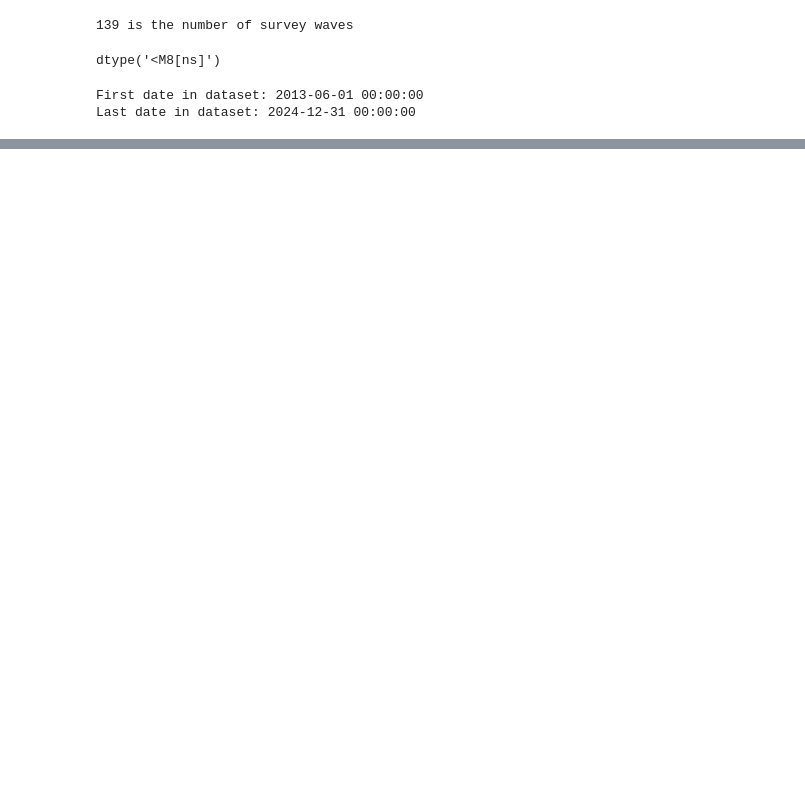
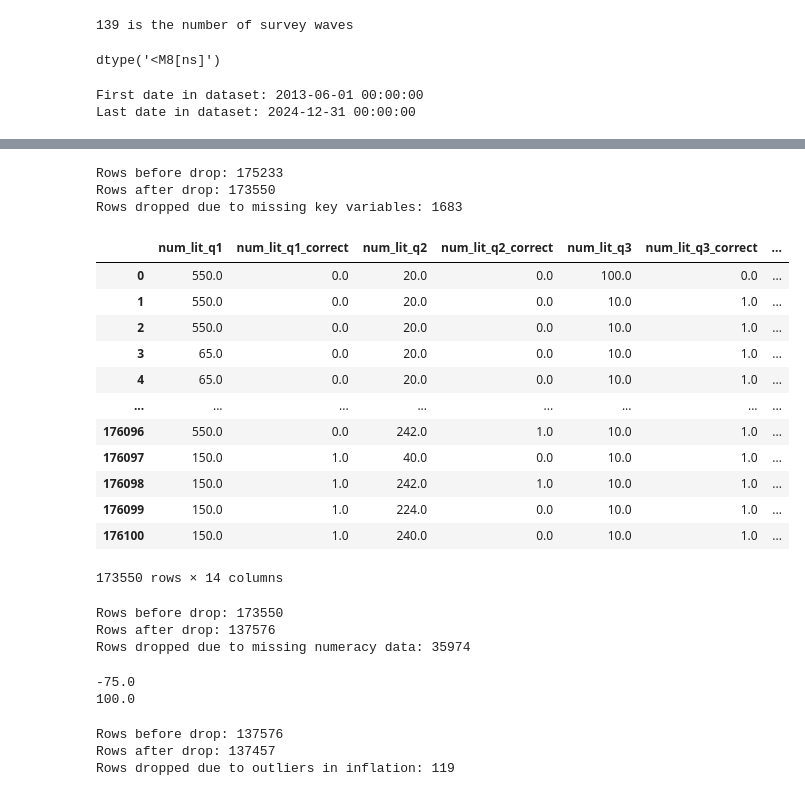
Before and after one commit to MarcDiechler/Tech2-Term-Paper, a Jupyter notebook: MD_2.ipynb, the cells around one changed output, grey strips where cells are left out. Saved outputs shown, nothing was run; the diff lists cells and outputs as text; code cells hidden in the pictures; blank space fills up the shorter version.

```diff
--- a/MD_2.ipynb
+++ b/MD_2.ipynb
@@ -130,0 +123,8 @@ Last date in dataset: 2024-12-31 00:00:00
+# %%
+
+
+# Identify all numeracy-related columns automatically
+num_cols = [col for col in merged_df.columns if col.startswith('num_lit_')]
+
+# Fill missing numeracy values per individual
+merged_df[num_cols] = merged_df.groupby('userid')[num_cols].transform(lambda x: x.ffill().bfill())
@@ -130,0 +167,2 @@ Last date in dataset: 2024-12-31 00:00:00
+# %%
+merged_df = merged_df.dropna(subset=['female','age','educ'])
@@ -130,0 +196,62 @@ Last date in dataset: 2024-12-31 00:00:00
+# %%
+before = len(merged_df)
+print("Rows before drop:", before)
+
+merged_df = merged_df.dropna(subset=['inflation','house_price_change','prob_stocks_up'])
+after = len(merged_df)
+print("Rows after drop:", after)
+print("Rows dropped due to missing key variables:", before - after)
+# %% [output]
+Rows before drop: 175233
+Rows after drop: 173550
+Rows dropped due to missing key variables: 1683
+# %%
+merged_df[num_cols]
+# %% [output]
+|  | num_lit_q1 | num_lit_q1_correct | num_lit_q2 | num_lit_q2_correct | num_lit_q3 | num_lit_q3_correct | ... |
+| 0 | 550.0 | 0.0 | 20.0 | 0.0 | 100.0 | 0.0 | ... |
+| 1 | 550.0 | 0.0 | 20.0 | 0.0 | 10.0 | 1.0 | ... |
+| 2 | 550.0 | 0.0 | 20.0 | 0.0 | 10.0 | 1.0 | ... |
+| 3 | 65.0 | 0.0 | 20.0 | 0.0 | 10.0 | 1.0 | ... |
+| 4 | 65.0 | 0.0 | 20.0 | 0.0 | 10.0 | 1.0 | ... |
+| ... | ... | ... | ... | ... | ... | ... | ... |
+| 176096 | 550.0 | 0.0 | 242.0 | 1.0 | 10.0 | 1.0 | ... |
+| 176097 | 150.0 | 1.0 | 40.0 | 0.0 | 10.0 | 1.0 | ... |
+| 176098 | 150.0 | 1.0 | 242.0 | 1.0 | 10.0 | 1.0 | ... |
+| 176099 | 150.0 | 1.0 | 224.0 | 0.0 | 10.0 | 1.0 | ... |
+| 176100 | 150.0 | 1.0 | 240.0 | 0.0 | 10.0 | 1.0 | ... |
+173550 rows × 14 columns
+# %%
+before = len(merged_df)
+print("Rows before drop:", before)
+
+merged_df = merged_df.dropna(subset=num_cols)
+
+after = len(merged_df)
+print("Rows after drop:", after)
+print("Rows dropped due to missing numeracy data:", before - after)
+# %% [output]
+Rows before drop: 173550
+Rows after drop: 137576
+Rows dropped due to missing numeracy data: 35974
+# %%
+threshhold_min = merged_df['inflation'].quantile(0.001)
+threshhold_max = merged_df['inflation'].quantile(0.999)
+print(threshhold_min)
+print(threshhold_max)
+# %% [output]
+-75.0
+100.0
+# %%
+before = len(merged_df)
+print("Rows before drop:", before)
+
+merged_df = merged_df[merged_df['inflation'].between(threshhold_min, threshhold_max)]
+
+after = len(merged_df)
+print("Rows after drop:", after)
+print("Rows dropped due to outliers in inflation:", before - after)
+# %% [output]
+Rows before drop: 137576
+Rows after drop: 137457
+Rows dropped due to outliers in inflation: 119
```
Also changed, not shown: parts of 26 cells of this notebook.
